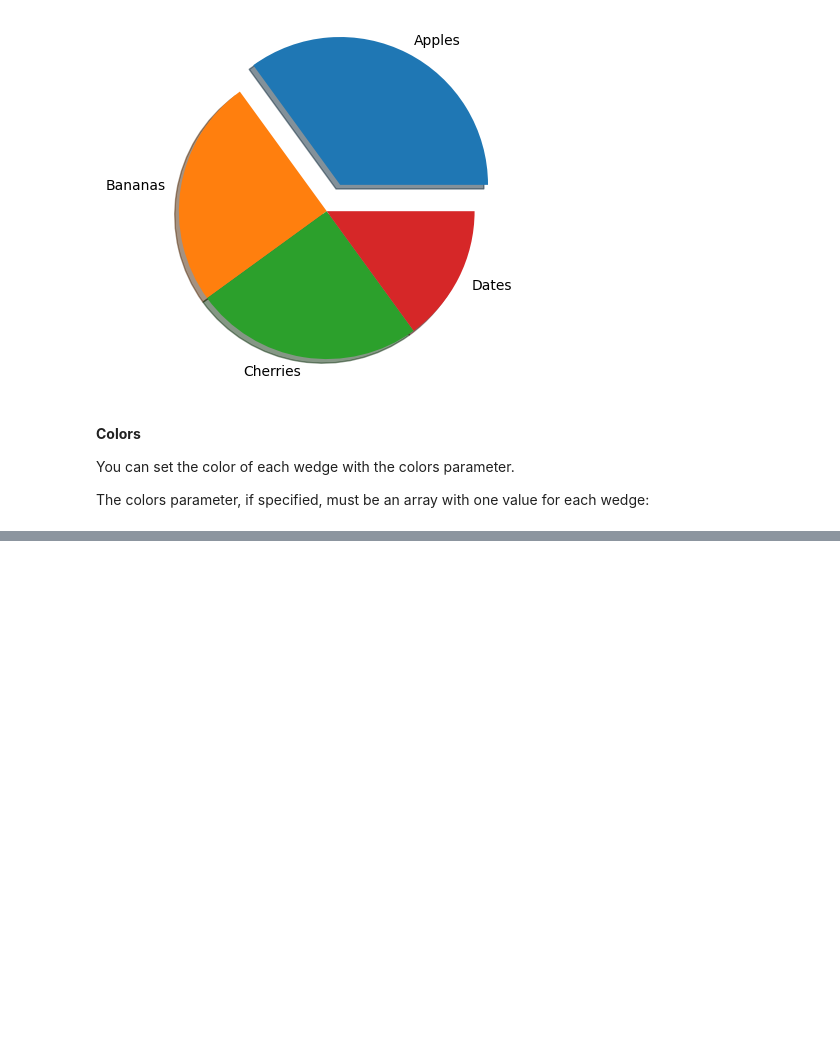
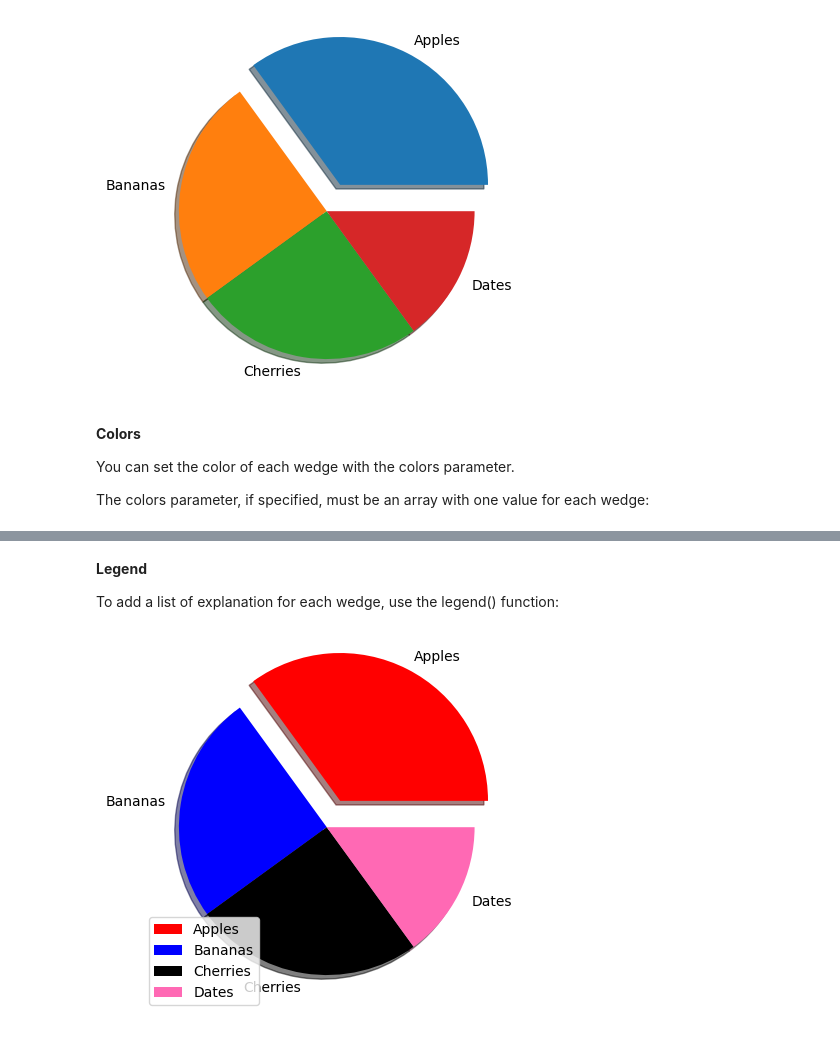
Before and after one commit to payelmiah/Advance-Python-for-Analyst, a Jupyter notebook: Matplotlib.ipynb, the cells around one changed output, grey strips where cells are left out. Saved outputs shown, nothing was run; the diff lists cells and outputs as text; code cells hidden in the pictures; blank space fills up the shorter version.

```diff
--- a/Matplotlib.ipynb
+++ b/Matplotlib.ipynb
@@ -1051,0 +1064,17 @@ The colors parameter, if specified, must be an array with one value for each wed
+# %% [markdown]
+**Legend**
+
+To add a list of explanation for each wedge, use the legend() function:
+# %%
+import matplotlib.pyplot as plt
+import numpy as np
+
+y = np.array([35, 25, 25, 15])
+mylables=["Apples", "Bananas","Cherries", "Dates"]
+mycolors=["red","blue","black","hotpink"]
+myexplode=[0.2,0,0,0]
+plt.pie(y, labels=mylables, colors=mycolors, shadow=True, explode=myexplode)
+plt.legend()
+plt.show()
+# %% [output]
+[figure, added]
```
Also changed, not shown: parts of 3 cells of this notebook.
